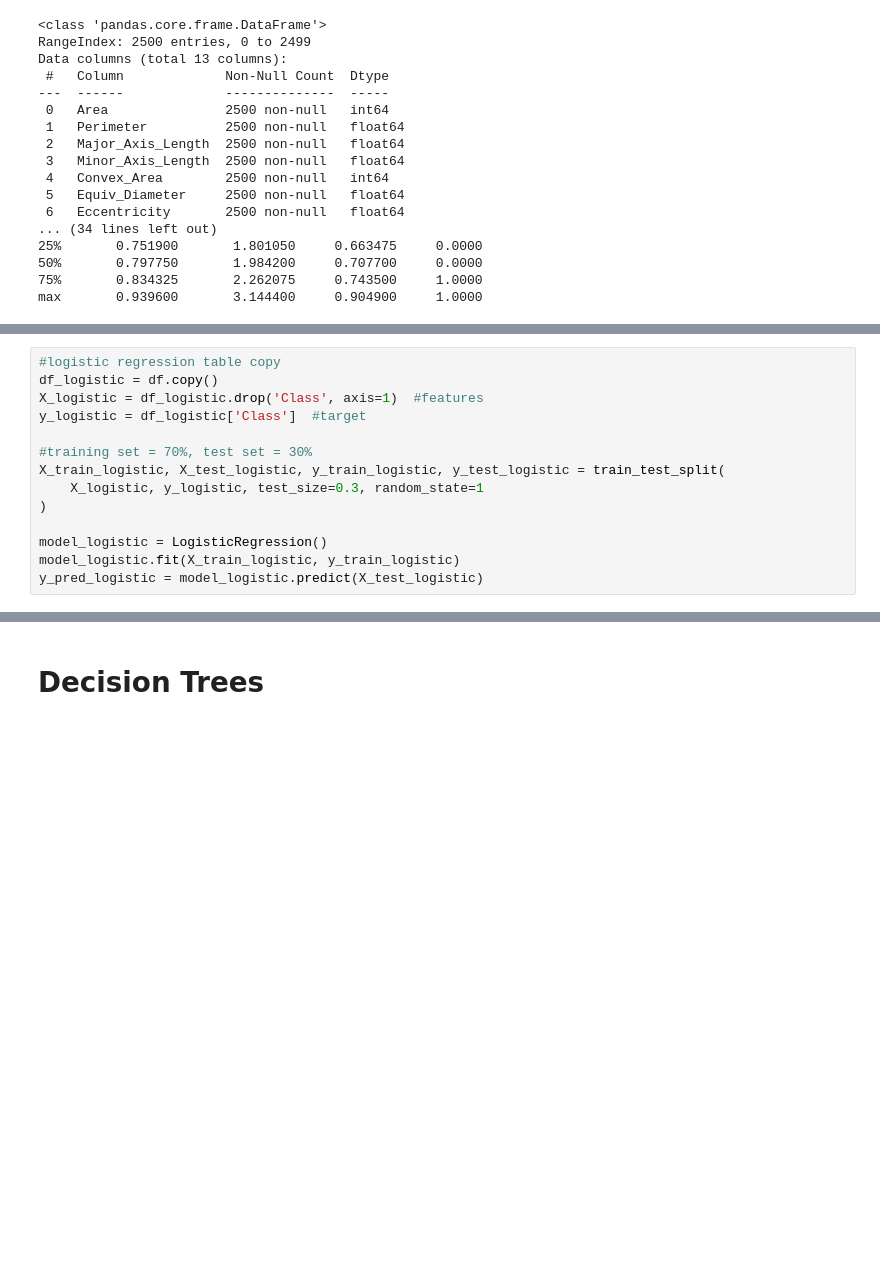
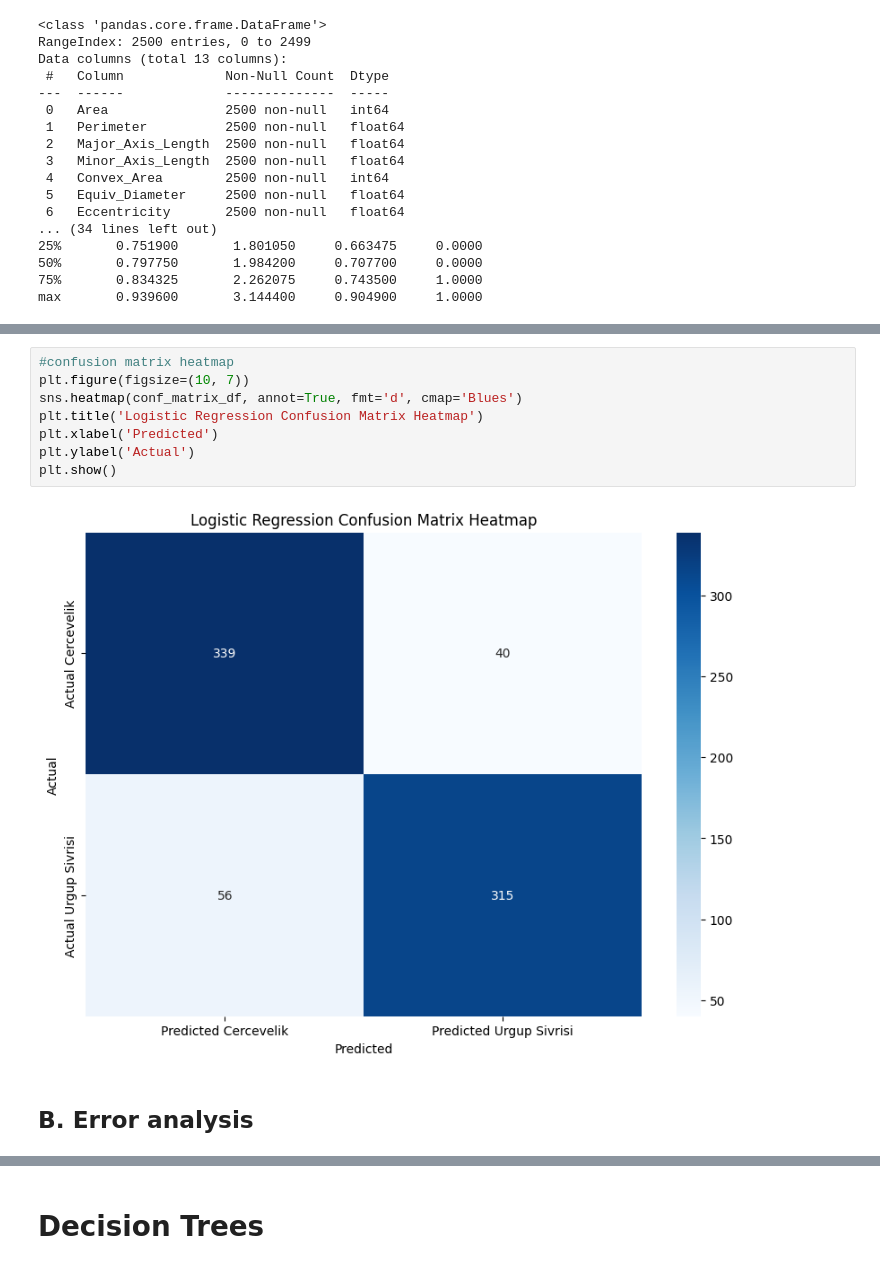
Before and after one commit to grahamogatia/pumpkin-seed-classification, a Jupyter notebook: pumpkin-seeds-ml/STINTSY Project S16 Group 1.ipynb, the cells around one changed output, grey strips where cells are left out. Cells and saved outputs as stored; diff of their text form; blank space fills up the shorter version.

Commit message:
new: logistic regression 1. initial training 2. error analysis

```diff
--- a/pumpkin-seeds-ml/STINTSY Project S16 Group 1.ipynb
+++ b/pumpkin-seeds-ml/STINTSY Project S16 Group 1.ipynb
@@ -724,16 +717,2 @@ from sklearn.preprocessing import StandardScaler #not used for now
 from sklearn.linear_model import LogisticRegression
 from sklearn.metrics import accuracy_score, confusion_matrix, classification_report
-# %%
-#logistic regression table copy
-df_logistic = df.copy()
-X_logistic = df_logistic.drop('Class', axis=1)  #features
-y_logistic = df_logistic['Class']  #target
-
-#training set = 70%, test set = 30%
-X_train_logistic, X_test_logistic, y_train_logistic, y_test_logistic = train_test_split(
-    X_logistic, y_logistic, test_size=0.3, random_state=1
-)
-
-model_logistic = LogisticRegression()
-model_logistic.fit(X_train_logistic, y_train_logistic)
-y_pred_logistic = model_logistic.predict(X_test_logistic)
@@ -741,0 +800,12 @@ y_pred_logistic = model_logistic.predict(X_test_logistic)
+# %%
+#confusion matrix heatmap
+plt.figure(figsize=(10, 7))
+sns.heatmap(conf_matrix_df, annot=True, fmt='d', cmap='Blues')
+plt.title('Logistic Regression Confusion Matrix Heatmap')
+plt.xlabel('Predicted')
+plt.ylabel('Actual')
+plt.show()
+# %% [output]
+[figure, added]
+# %% [markdown]
+## B. Error analysis
```
Also changed, not shown: parts of 20 cells of this notebook.
